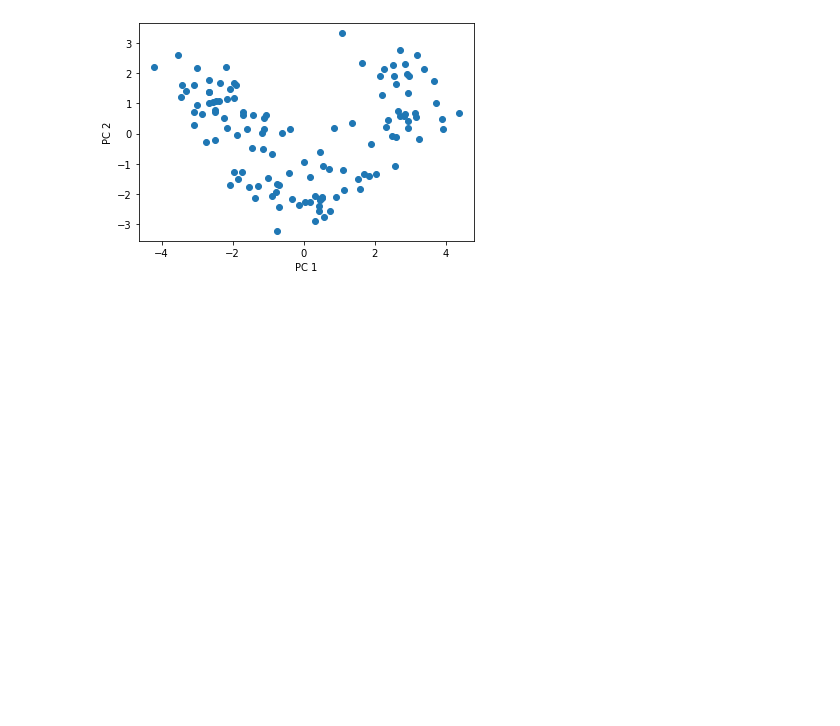
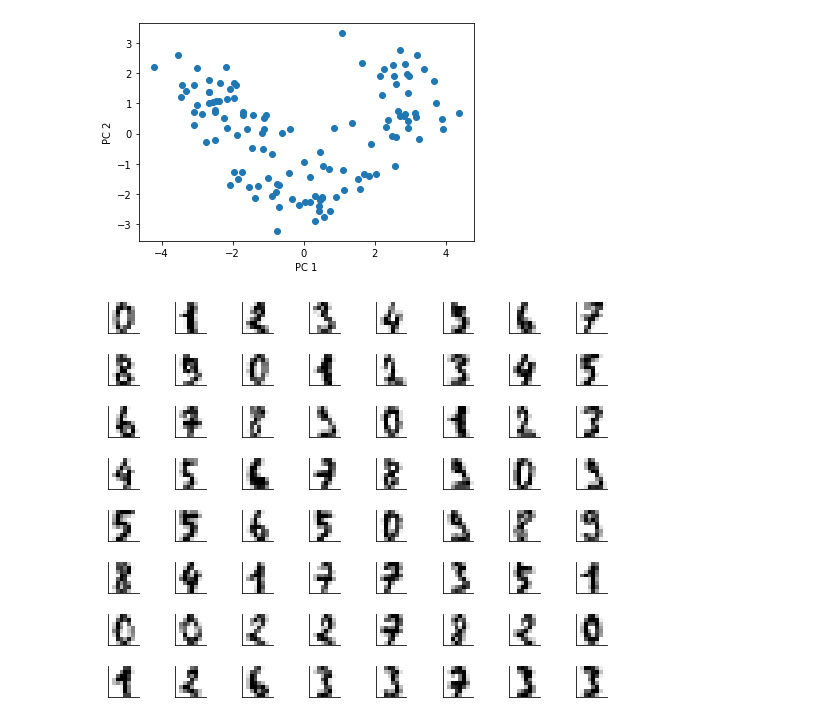
Before and after one commit to SLCFLAB/Data-Science-Python, a Jupyter notebook: Day 8/8_4.Dimension Reduction.ipynb, the cells around one changed output. Cells and saved outputs as stored; diff of their text form; code cells hidden in the pictures; blank space fills up the shorter version.

```diff
--- a/Day 8/8_4.Dimension Reduction.ipynb
+++ b/Day 8/8_4.Dimension Reduction.ipynb
@@ -169,3 +164,13 @@ plt.ylabel('PC 2')
 plt.show()
 # %% [output]
 [figure]
+# %%
+from sklearn.datasets import load_digits
+digits = load_digits()
+# plot the digits: each image is 8x8 pixels
+fig = plt.figure(figsize=(8, 6))
+for i in range(64):
+    ax = fig.add_subplot(8, 8, i + 1, xticks=[], yticks=[])
+    ax.imshow(digits.images[i], cmap=plt.cm.binary, interpolation='nearest')
+# %% [output]
+[figure, added]
```
Also changed, not shown: parts of 5 cells of this notebook.
